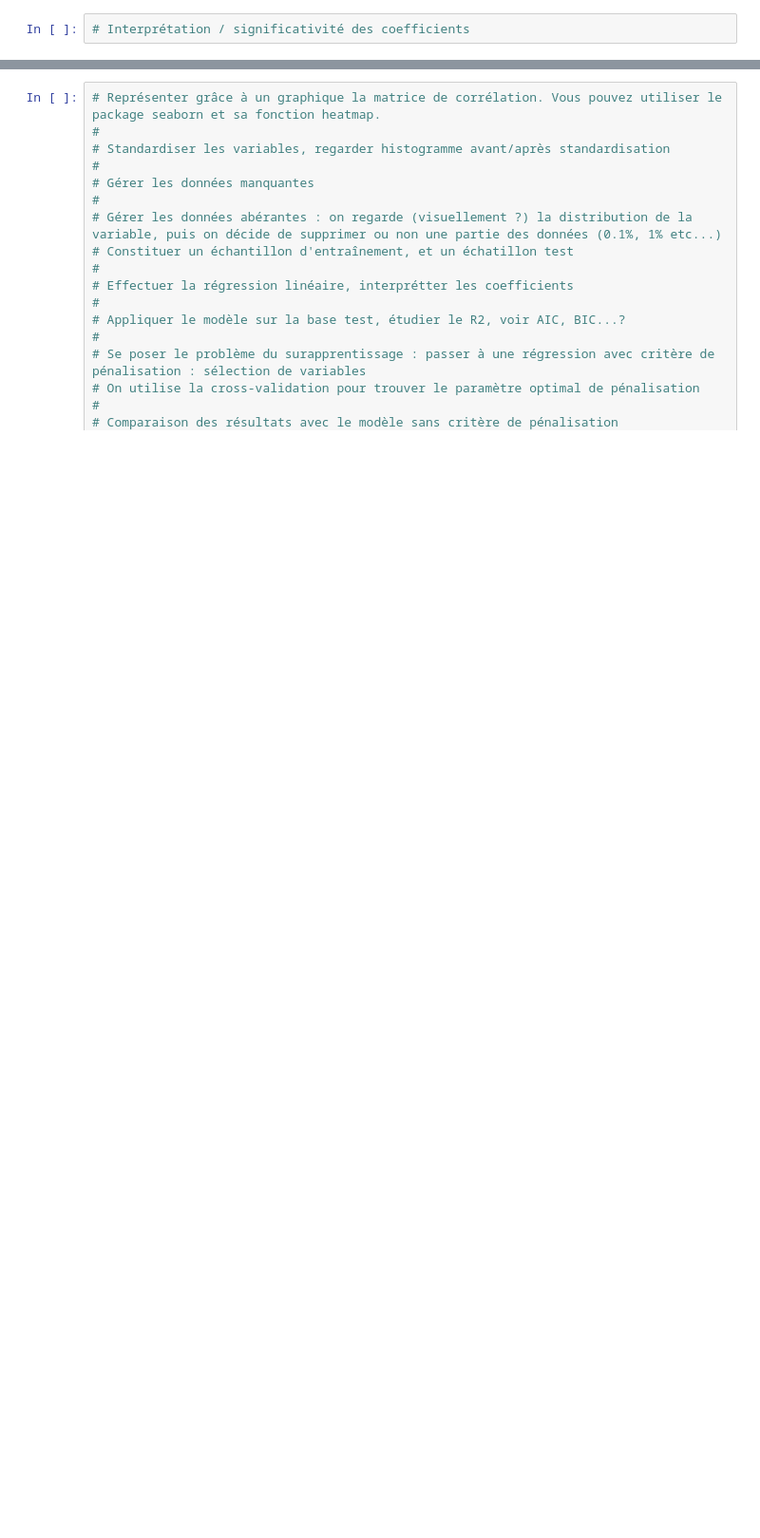
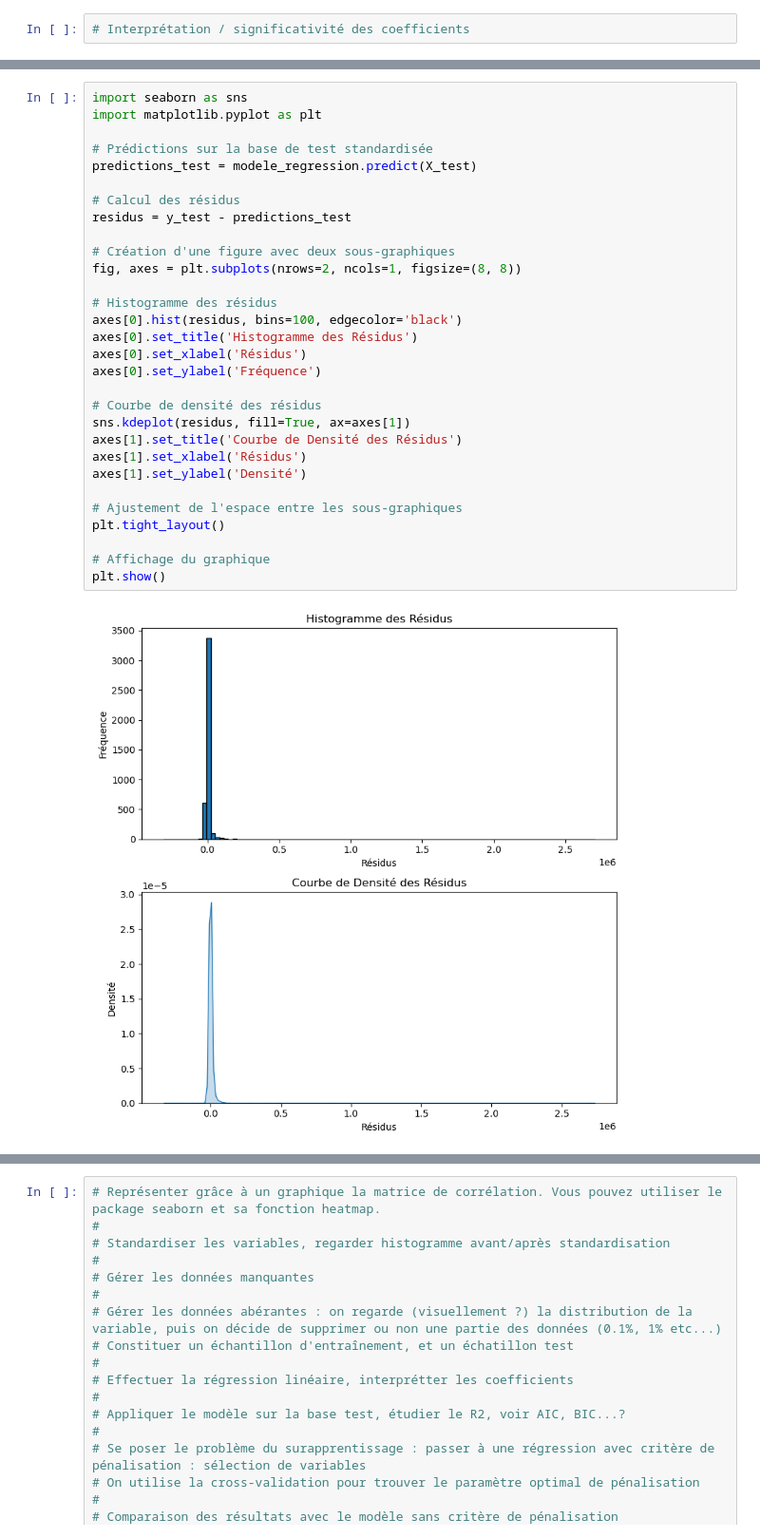
Before and after one commit to tgarnier067/Projet-Python-2023, a Jupyter notebook: Notebook_unique_a_renommer.ipynb, the cells around one changed output, grey strips where cells are left out. Shown: that part at 95% size. Drawn from its saved outputs; the diff is of its cells as text; blank space fills up the shorter version.

```diff
--- a/Notebook_unique_a_renommer.ipynb
+++ b/Notebook_unique_a_renommer.ipynb
@@ -1053,0 +1163,32 @@ R-squared (R2): 0.18988760230378732
+# %%
+import seaborn as sns
+import matplotlib.pyplot as plt
+
+# Prédictions sur la base de test standardisée
+predictions_test = modele_regression.predict(X_test)
+
+# Calcul des résidus
+residus = y_test - predictions_test
+
+# Création d'une figure avec deux sous-graphiques
+fig, axes = plt.subplots(nrows=2, ncols=1, figsize=(8, 8))
+
+# Histogramme des résidus
+axes[0].hist(residus, bins=100, edgecolor='black')
+axes[0].set_title('Histogramme des Résidus')
+axes[0].set_xlabel('Résidus')
+axes[0].set_ylabel('Fréquence')
+
+# Courbe de densité des résidus
+sns.kdeplot(residus, fill=True, ax=axes[1])
+axes[1].set_title('Courbe de Densité des Résidus')
+axes[1].set_xlabel('Résidus')
+axes[1].set_ylabel('Densité')
+
+# Ajustement de l'espace entre les sous-graphiques
+plt.tight_layout()
+
+# Affichage du graphique
+plt.show()
+# %% [output]
+[figure, added]
```
Also changed, not shown: parts of 24 cells of this notebook.
